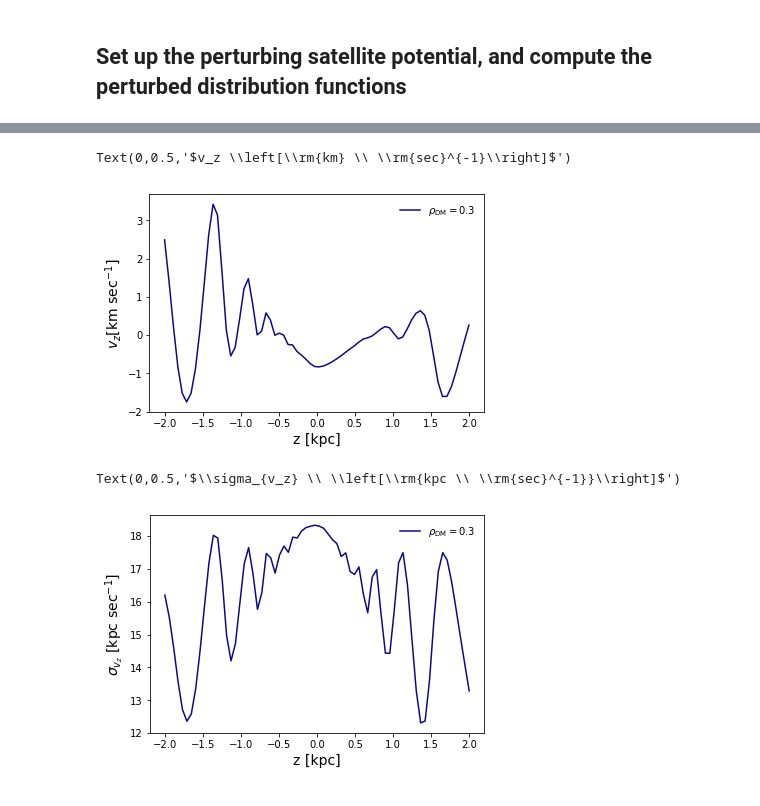
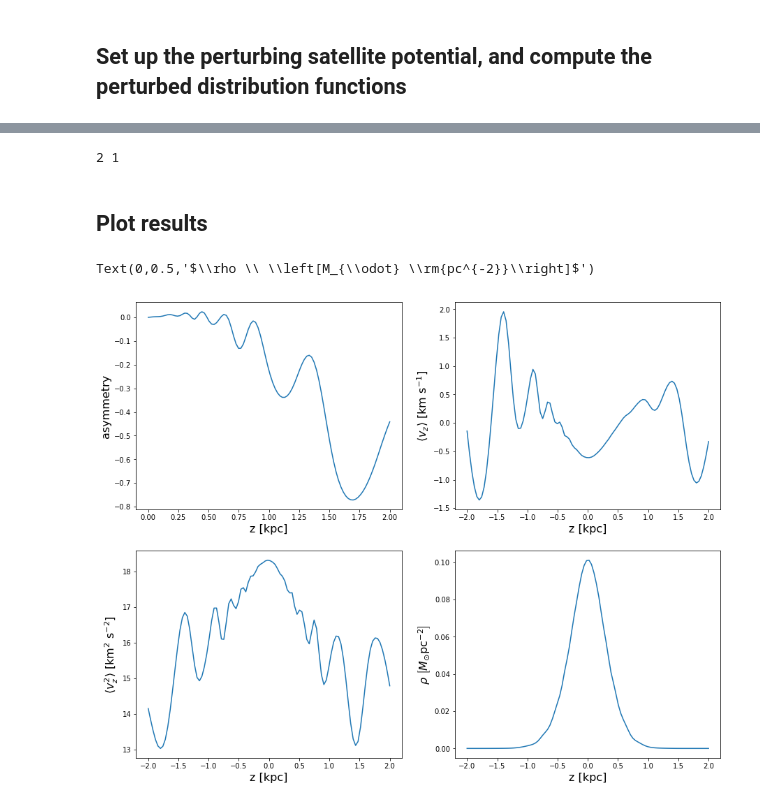
Before and after one commit to morganb-phys/wobbles, a Jupyter notebook: notebooks/example_notebook.ipynb, the cells around one changed output, grey strips where cells are left out. Drawn from its saved outputs; the diff is of its cells as text; code cells hidden in the pictures.

```diff
--- a/notebooks/example_notebook.ipynb
+++ b/notebooks/example_notebook.ipynb
@@ -121,24 +53,53 @@ ax.annotate('This looks extreme... ', xy=(0.3, 0.1), xycoords='axes fraction', f
-# %%
-fig = plt.figure(1)
-ax = plt.gca()
-for i in range(0, len(normalizations_local)):
-    plt.plot(dF_list[0].z, dF_list[i].mean_v_relative, color=colors[i], label=label_0+labels[i])
-plt.legend(frameon=False)
-ax.set_xlabel('z [kpc]', fontsize=14)
-ax.set_ylabel(r'$v_z \left[\rm{km} \ \rm{sec}^{-1}\right]$', fontsize=14)
-#plt.savefig('isothermal_vz.pdf')
-# %% [output]
-Text(0,0.5,'$v_z \\left[\\rm{km} \\ \\rm{sec}^{-1}\\right]$')
-[figure, removed]
-# %%
-fig = plt.figure(1)
-ax = plt.gca()
-for i in range(0, len(normalizations_local)):
-    plt.plot(dF_list[0].z, dF_list[i].velocity_dispersion, color=colors[i], label=label_0+labels[i])
-plt.legend(frameon=False)
-ax.set_xlabel('z [kpc]', fontsize=14)
-ax.set_ylabel(r'$\sigma_{v_z} \ \left[\rm{kpc \ \rm{sec}^{-1}}\right]$', fontsize=14)
-#plt.savefig('isothermal_vz.pdf')
-# %% [output]
-Text(0,0.5,'$\\sigma_{v_z} \\ \\left[\\rm{kpc \\ \\rm{sec}^{-1}}\\right]$')
-[figure, removed]
+# %%
+satellite_potential_1 = galpy.potential.HernquistPotential(amp=2.*1e10*apu.M_sun,a= 3.*apu.kpc)
+satellite_potential_2 = galpy.potential.HernquistPotential(amp=2.*0.2e9*apu.M_sun,a=0.65*apu.kpc)
+satellite_potential = satellite_potential_1 + satellite_potential_2
+satellite_potential_list = [satellite_potential]
+galpy.potential.turn_physical_off(satellite_potential)
+
+dF_list = []
+delta_J_list = []
+force_list = []
+
+velocity_dispersion = [20.5]
+normalization = [1.]
+time_internal_units = satellite_orbit_list[0].time()
+disc = Disc(potential_extension)
+
+dF, delta_J, force = compute_df(disc, time_internal_units,
+                          satellite_orbit_list, satellite_potential_list, velocity_dispersion, normalization,
+                                                     verbose=False)
+# %% [output]
+2 1
+# %% [markdown]
+## Plot results
+# %%
+fig = plt.figure(1)
+fig.set_size_inches(15, 12)
+ax1 = plt.subplot(221)
+ax2 = plt.subplot(222)
+ax3 = plt.subplot(223)
+ax4 = plt.subplot(224)
+
+_z = np.linspace(0, 2, len(dF.A))
+ax1.plot(_z, dF.A)
+ax1.set_xlabel('z [kpc]', fontsize=16)
+ax1.set_ylabel('asymmetry', fontsize=16)
+
+_z = np.linspace(-2, 2, len(dF.mean_v_relative))
+ax2.plot(_z, dF.mean_v_relative)
+ax2.set_xlabel('z [kpc]', fontsize=16)
+ax2.set_ylabel(r'$\langle v_z \rangle \ \left[\rm{km \ s^{-1}}\right]$', fontsize=16)
+
+_z = np.linspace(-2, 2, len(dF.velocity_dispersion))
+ax3.plot(_z, dF.velocity_dispersion)
+ax3.set_xlabel('z [kpc]', fontsize=16)
+ax3.set_ylabel(r'$\langle v_z^2 \rangle \ \left[\rm{km^2 \ s^{-2}}\right]$', fontsize=16)
+
+_z = np.linspace(-2, 2, len(dF.velocity_dispersion))
+ax4.plot(_z, dF.density)
+ax4.set_xlabel('z [kpc]', fontsize=16)
+ax4.set_ylabel(r'$\rho \ \left[M_{\odot} \rm{pc^{-2}}\right]$', fontsize=16)
+# %% [output]
+Text(0,0.5,'$\\rho \\ \\left[M_{\\odot} \\rm{pc^{-2}}\\right]$')
+[figure, added]
```
Also changed, not shown: parts of 6 cells of this notebook, 3 other files.
